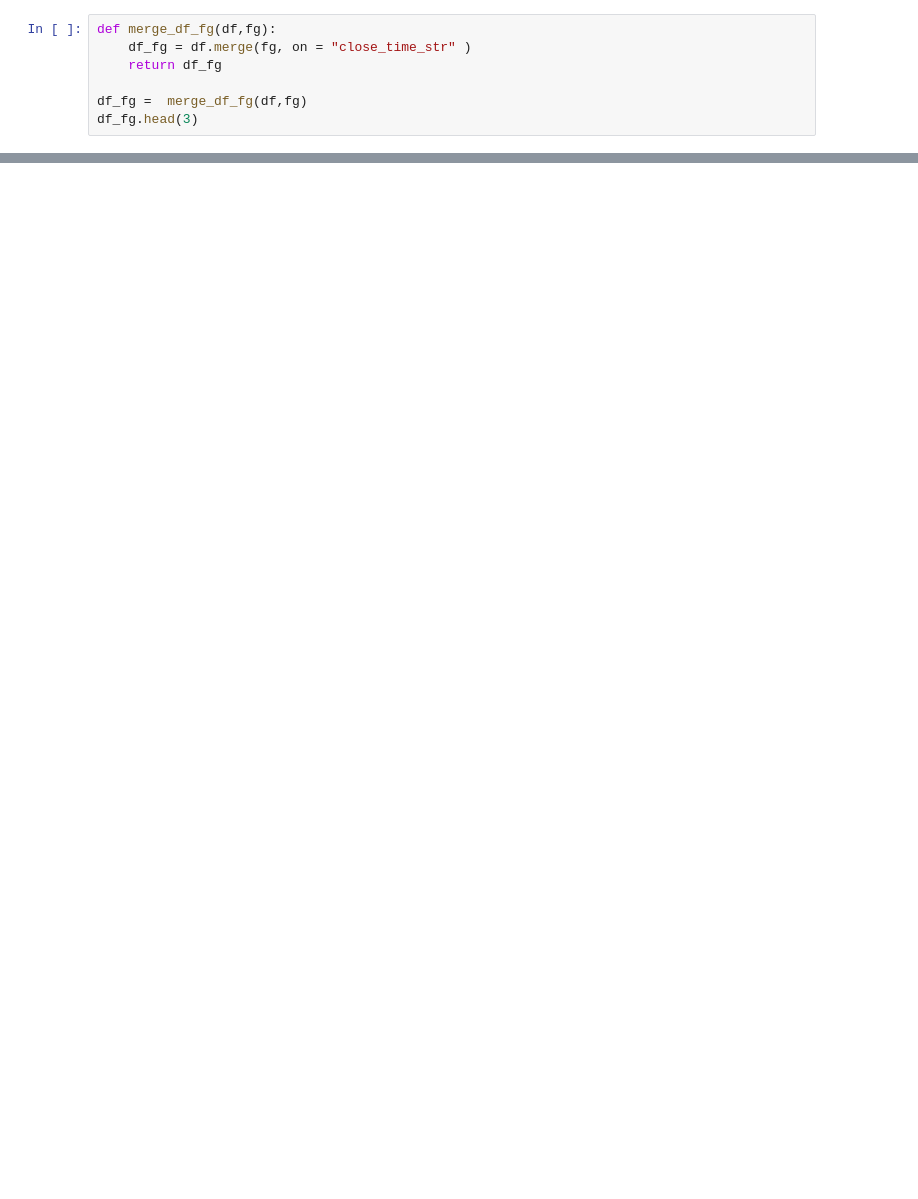
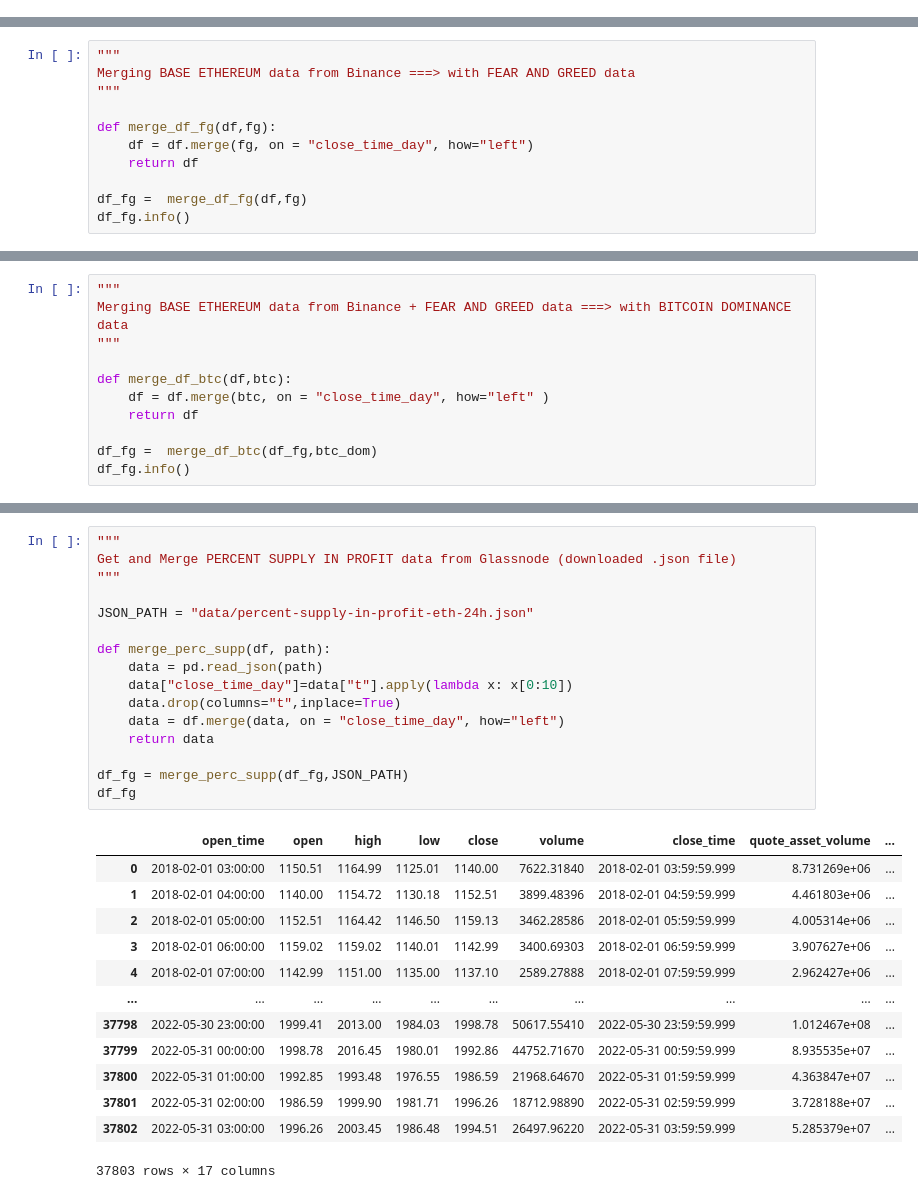
Before and after one commit to CryptoBotTeam889/cryptobot, a Jupyter notebook: notebooks/Data Preprocessing.ipynb, the cells around one changed output, grey strips where cells are left out. Cells and saved outputs as stored; diff of their text form; blank space fills up the shorter version.

Commit message:
Finished Base Model

```diff
--- a/notebooks/Data Preprocessing.ipynb
+++ b/notebooks/Data Preprocessing.ipynb
@@ -51,7 +0,0 @@ fg.head(3)
-# %%
-def merge_df_fg(df,fg):
-    df_fg = df.merge(fg, on = "close_time_str" )
-    return df_fg
-
-df_fg =  merge_df_fg(df,fg)
-df_fg.head(3)
@@ -266,0 +113,11 @@ df_fg['value_classification'].unique()
+# %%
+"""
+Merging BASE ETHEREUM data from Binance ===> with FEAR AND GREED data
+"""
+
+def merge_df_fg(df,fg):
+    df = df.merge(fg, on = "close_time_day", how="left")
+    return df
+
+df_fg =  merge_df_fg(df,fg)
+df_fg.info()
@@ -266,0 +142,11 @@ df_fg['value_classification'].unique()
+# %%
+"""
+Merging BASE ETHEREUM data from Binance + FEAR AND GREED data ===> with BITCOIN DOMINANCE data
+"""
+
+def merge_df_btc(df,btc):
+    df = df.merge(btc, on = "close_time_day", how="left" )
+    return df
+
+df_fg =  merge_df_btc(df_fg,btc_dom)
+df_fg.info()
@@ -266,0 +171,30 @@ df_fg['value_classification'].unique()
+# %%
+"""
+Get and Merge PERCENT SUPPLY IN PROFIT data from Glassnode (downloaded .json file)
+"""
+
+JSON_PATH = "data/percent-supply-in-profit-eth-24h.json"
+
+def merge_perc_supp(df, path):
+    data = pd.read_json(path)
+    data["close_time_day"]=data["t"].apply(lambda x: x[0:10])
+    data.drop(columns="t",inplace=True)
+    data = df.merge(data, on = "close_time_day", how="left")
+    return data
+
+df_fg = merge_perc_supp(df_fg,JSON_PATH)
+df_fg
+# %% [output]
+|  | open_time | open | high | low | close | volume | close_time | quote_asset_volume | ... |
+| 0 | 2018-02-01 03:00:00 | 1150.51 | 1164.99 | 1125.01 | 1140.00 | 7622.31840 | 2018-02-01 03:59:59.999 | 8.731269e+06 | ... |
+| 1 | 2018-02-01 04:00:00 | 1140.00 | 1154.72 | 1130.18 | 1152.51 | 3899.48396 | 2018-02-01 04:59:59.999 | 4.461803e+06 | ... |
+| 2 | 2018-02-01 05:00:00 | 1152.51 | 1164.42 | 1146.50 | 1159.13 | 3462.28586 | 2018-02-01 05:59:59.999 | 4.005314e+06 | ... |
+| 3 | 2018-02-01 06:00:00 | 1159.02 | 1159.02 | 1140.01 | 1142.99 | 3400.69303 | 2018-02-01 06:59:59.999 | 3.907627e+06 | ... |
+| 4 | 2018-02-01 07:00:00 | 1142.99 | 1151.00 | 1135.00 | 1137.10 | 2589.27888 | 2018-02-01 07:59:59.999 | 2.962427e+06 | ... |
+| ... | ... | ... | ... | ... | ... | ... | ... | ... | ... |
+| 37798 | 2022-05-30 23:00:00 | 1999.41 | 2013.00 | 1984.03 | 1998.78 | 50617.55410 | 2022-05-30 23:59:59.999 | 1.012467e+08 | ... |
+| 37799 | 2022-05-31 00:00:00 | 1998.78 | 2016.45 | 1980.01 | 1992.86 | 44752.71670 | 2022-05-31 00:59:59.999 | 8.935535e+07 | ... |
+| 37800 | 2022-05-31 01:00:00 | 1992.85 | 1993.48 | 1976.55 | 1986.59 | 21968.64670 | 2022-05-31 01:59:59.999 | 4.363847e+07 | ... |
+| 37801 | 2022-05-31 02:00:00 | 1986.59 | 1999.90 | 1981.71 | 1996.26 | 18712.98890 | 2022-05-31 02:59:59.999 | 3.728188e+07 | ... |
+| 37802 | 2022-05-31 03:00:00 | 1996.26 | 2003.45 | 1986.48 | 1994.51 | 26497.96220 | 2022-05-31 03:59:59.999 | 5.285379e+07 | ... |
+37803 rows × 17 columns
```
Also changed, not shown: parts of 36 cells of this notebook.
